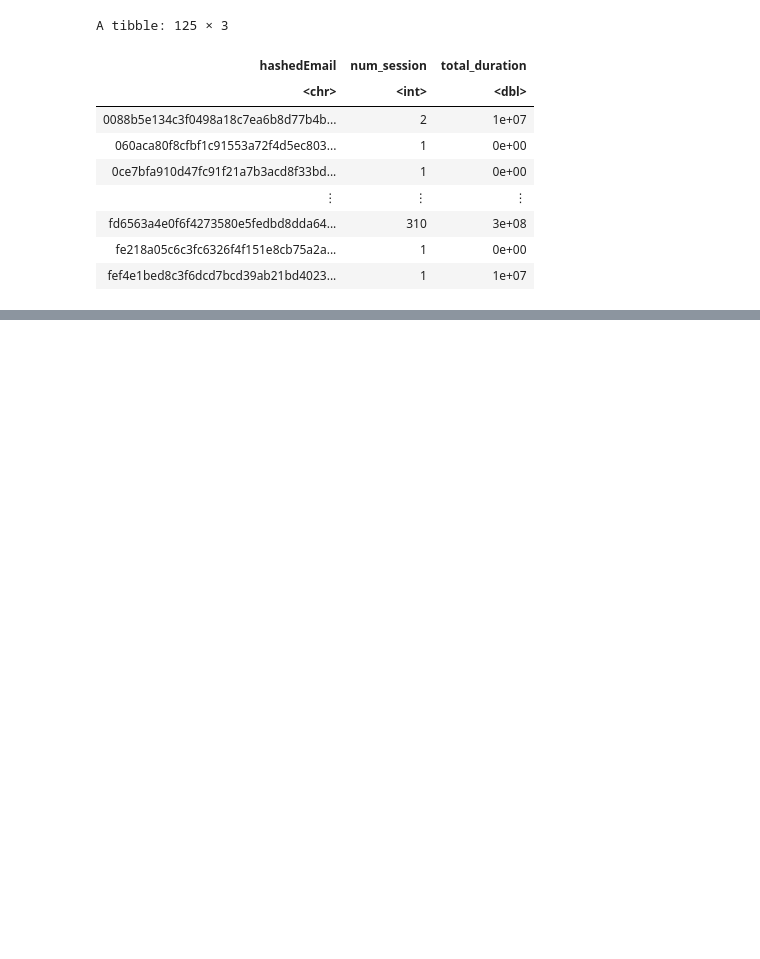
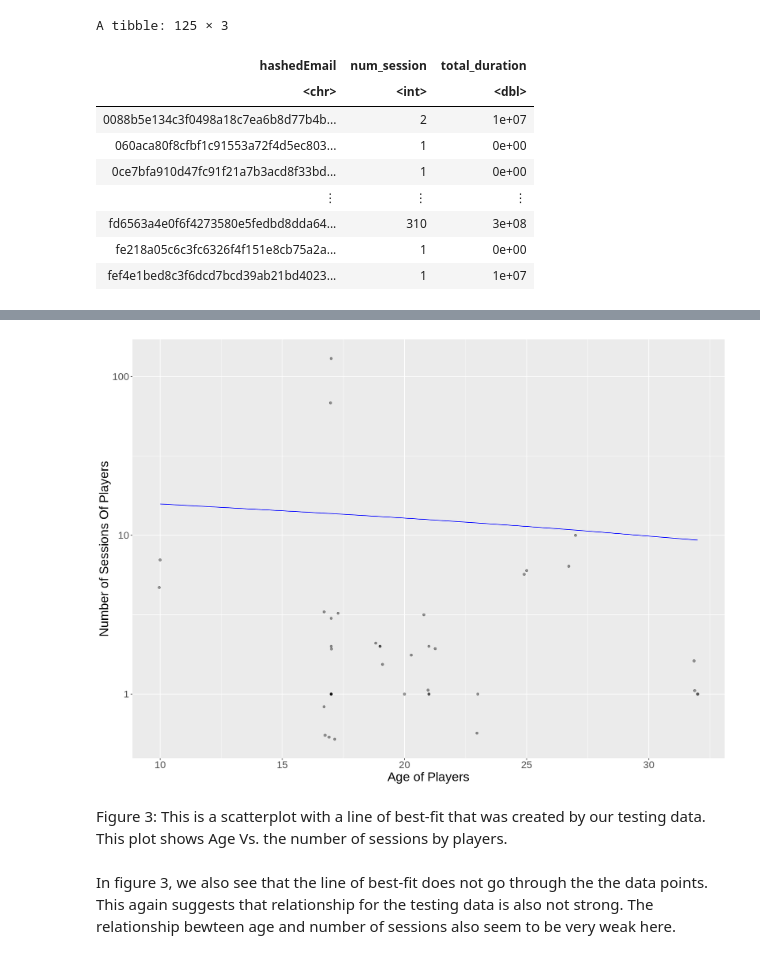
Before and after one commit to Hanna010176/dsci-100-project, a Jupyter notebook: ProjectCode.ipynb, the cells around one changed output, grey strips where cells are left out. Cells and saved outputs as stored; diff of their text form; code cells hidden in the pictures; blank space fills up the shorter version.

```diff
--- a/ProjectCode.ipynb
+++ b/ProjectCode.ipynb
@@ -156,0 +298,26 @@ game_plot_2
+# %%
+options(repr.plot.width = 14, repr.plot.height = 10)
+
+
+test_preds <- lm_fit |>
+    predict(game_testing) |>
+    bind_cols(game_testing)
+
+lm_predictions_test_plot <- test_preds |>
+    ggplot(aes(x = Age, y = num_session)) +
+        geom_point(alpha = 0.4) +
+geom_jitter(alpha = 0.4, width = 0.3, height = 0.3) +
+        geom_line(
+            mapping = aes(x = Age, y = .pred),
+            color = "blue") +
+  scale_y_log10() +
+        xlab("Age of Players") +
+        ylab("Number of Sessions Of Players") +
+        theme(text = element_text(size = 20))
+lm_predictions_test_plot
+# %% [output]
+[figure, added]
+# %% [markdown]
+Figure 3: This is a scatterplot with a line of best-fit that was created by our testing data. This plot shows Age Vs. the number of sessions by players.
+# %% [markdown]
+In figure 3, we also see that the line of best-fit does not go through the the data points. This again suggests that relationship for the testing data is also not strong. The relationship bewteen age and number of sessions also seem to be very weak here.
```
Also changed, not shown: parts of 33 cells of this notebook.
